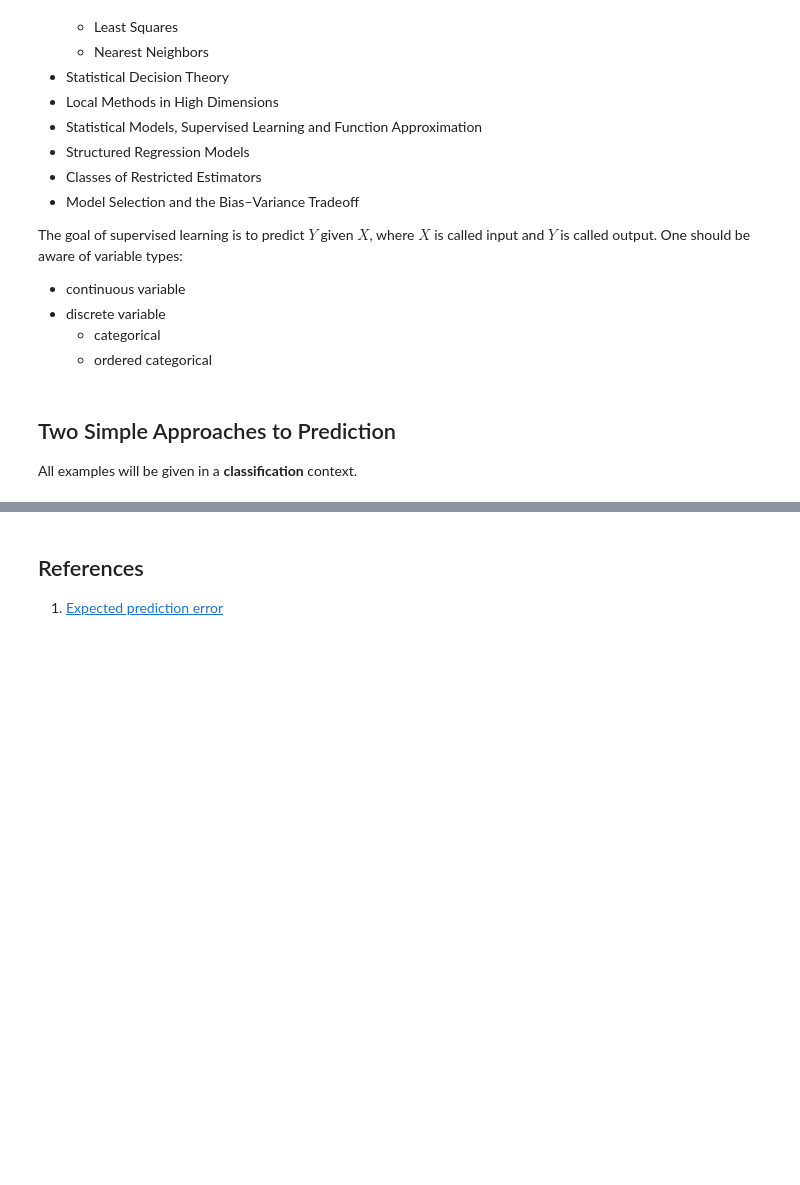
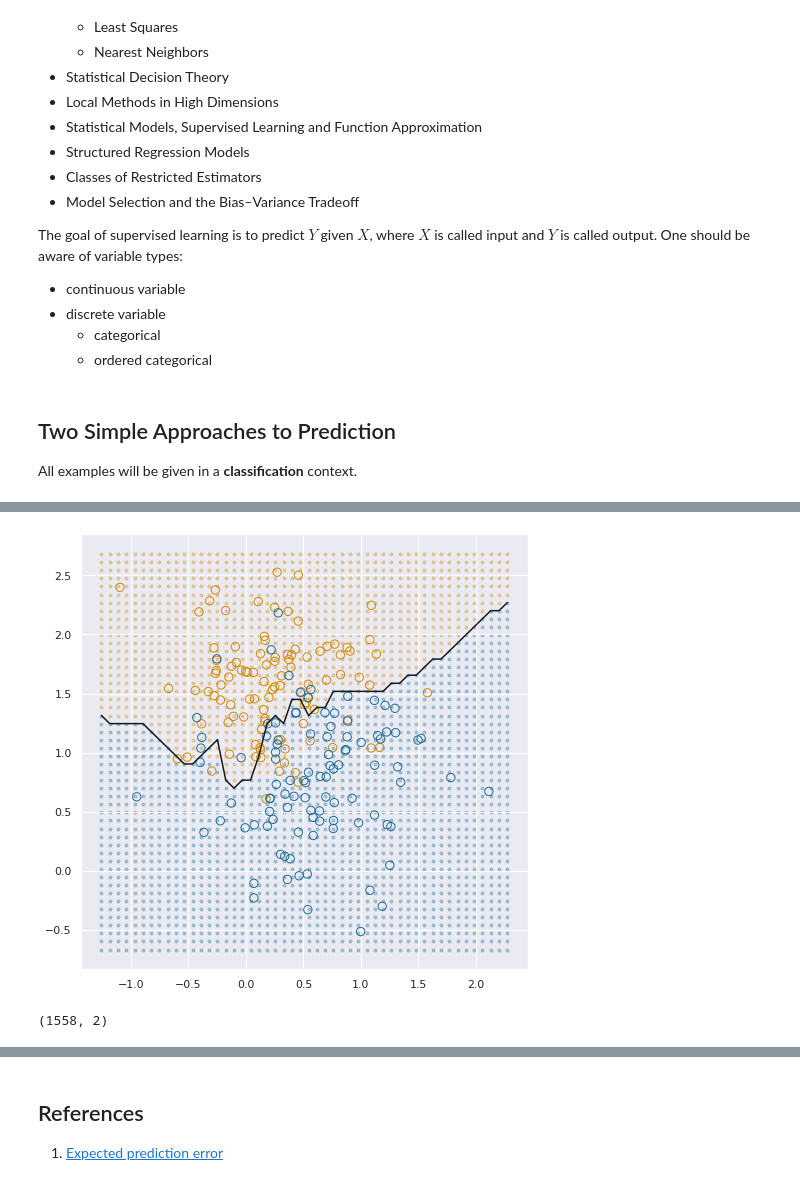
Before and after one commit to oceanumeric/ESL, a Jupyter notebook: ch2/Ch2.ipynb, the cells around one changed output, grey strips where cells are left out. Drawn from its saved outputs; the diff is of its cells as text; code cells hidden in the pictures; blank space fills up the shorter version.

```diff
--- a/ch2/Ch2.ipynb
+++ b/ch2/Ch2.ipynb
@@ -51,0 +51,4 @@ The estimated coefficents are [-0.16878723 -0.08542087  0.60992956]
+# %%
+osl.fit_with_nearest_neighbors(k=10)
+# %% [output]
+[figure, added]
@@ -51,0 +59,4 @@ The estimated coefficents are [-0.16878723 -0.08542087  0.60992956]
+# %%
+bg.shape
+# %% [output]
+(1558, 2)
```
Also changed, not shown: parts of 5 cells of this notebook, 1 other file.
